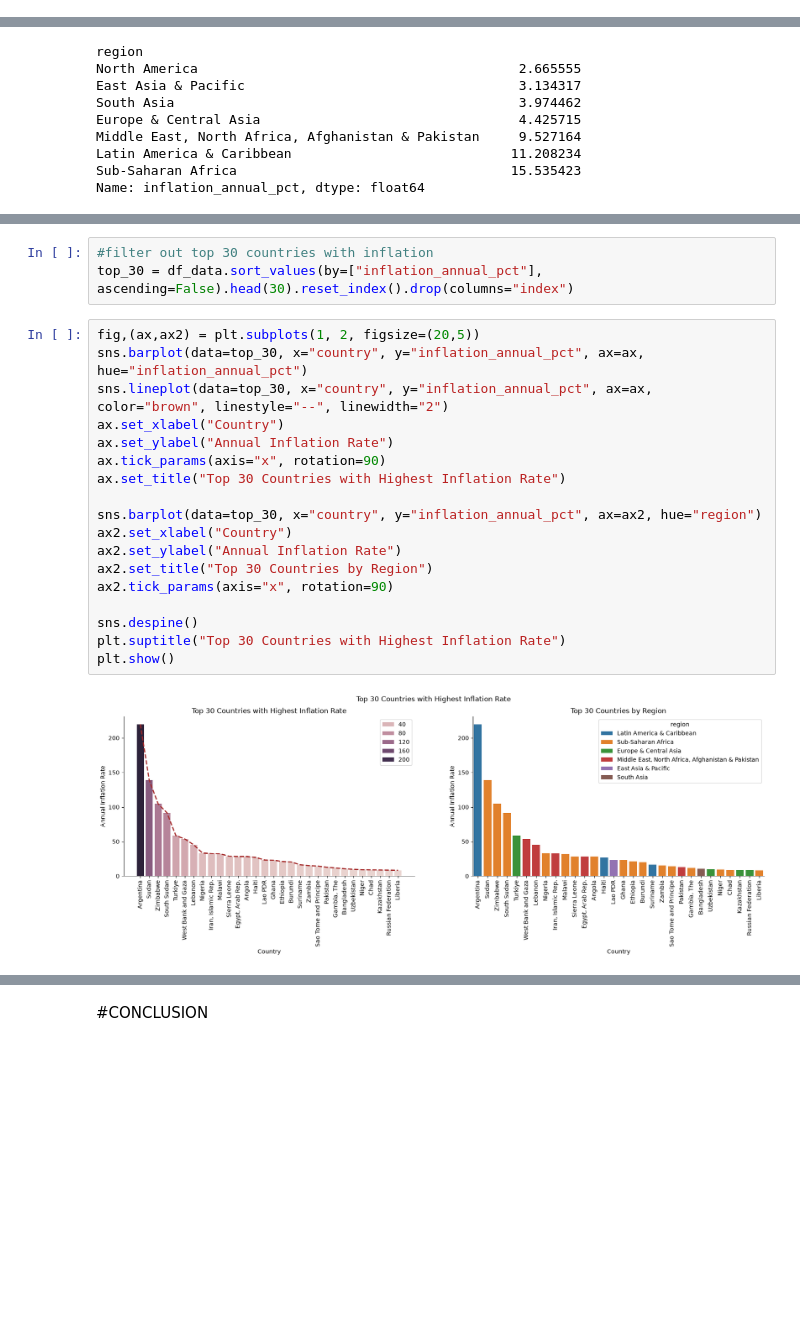
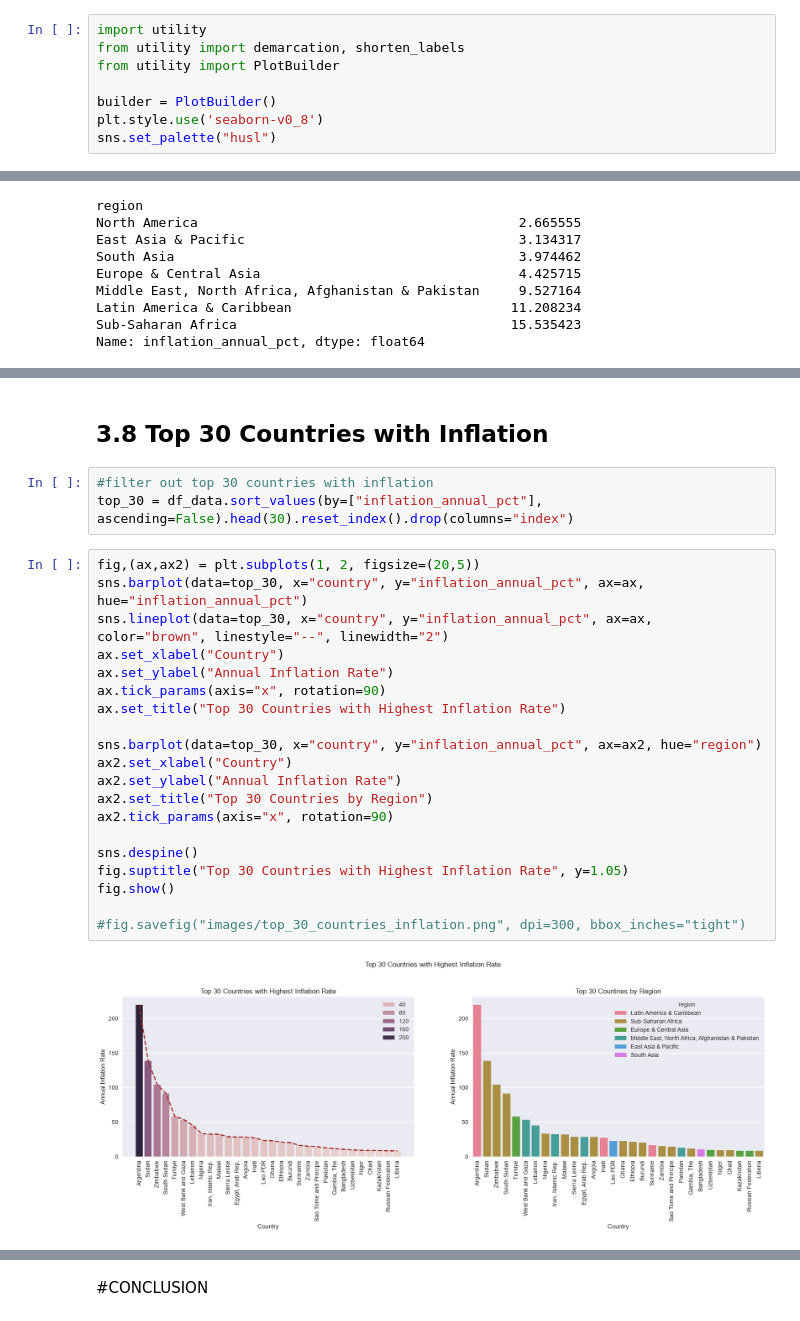
Before and after one commit to Udanis-Isang/world_inflation_analysis, a Jupyter notebook: World_Inflation.ipynb, the cells around one changed output, grey strips where cells are left out. Saved outputs shown, nothing was run; the diff lists cells and outputs as text; blank space fills up the shorter version.

```diff
--- a/World_Inflation.ipynb
+++ b/World_Inflation.ipynb
@@ -54,0 +50,8 @@ from utility import demarcation
+# %%
+import utility
+from utility import demarcation, shorten_labels
+from utility import PlotBuilder
+
+builder = PlotBuilder()
+plt.style.use('seaborn-v0_8')
+sns.set_palette("husl")
@@ -434,23 +486,27 @@ fig.show()
+# %% [markdown]
+## 3.8 Top 30 Countries with Inflation
 # %%
 #filter out top 30 countries with inflation
 top_30 = df_data.sort_values(by=["inflation_annual_pct"], ascending=False).head(30).reset_index().drop(columns="index")
 # %%
 fig,(ax,ax2) = plt.subplots(1, 2, figsize=(20,5))
 sns.barplot(data=top_30, x="country", y="inflation_annual_pct", ax=ax, hue="inflation_annual_pct")
 sns.lineplot(data=top_30, x="country", y="inflation_annual_pct", ax=ax, color="brown", linestyle="--", linewidth="2")
 ax.set_xlabel("Country")
 ax.set_ylabel("Annual Inflation Rate")
 ax.tick_params(axis="x", rotation=90)
 ax.set_title("Top 30 Countries with Highest Inflation Rate")
 
 sns.barplot(data=top_30, x="country", y="inflation_annual_pct", ax=ax2, hue="region")
 ax2.set_xlabel("Country")
 ax2.set_ylabel("Annual Inflation Rate")
 ax2.set_title("Top 30 Countries by Region")
 ax2.tick_params(axis="x", rotation=90)
 
 sns.despine()
-plt.suptitle("Top 30 Countries with Highest Inflation Rate")
-plt.show()
+fig.suptitle("Top 30 Countries with Highest Inflation Rate", y=1.05)
+fig.show()
+
+#fig.savefig("images/top_30_countries_inflation.png", dpi=300, bbox_inches="tight")
 # %% [output]
-[figure, old version]
+[figure, new version]
```
Also changed, not shown: parts of 31 cells of this notebook, 14 other files.
